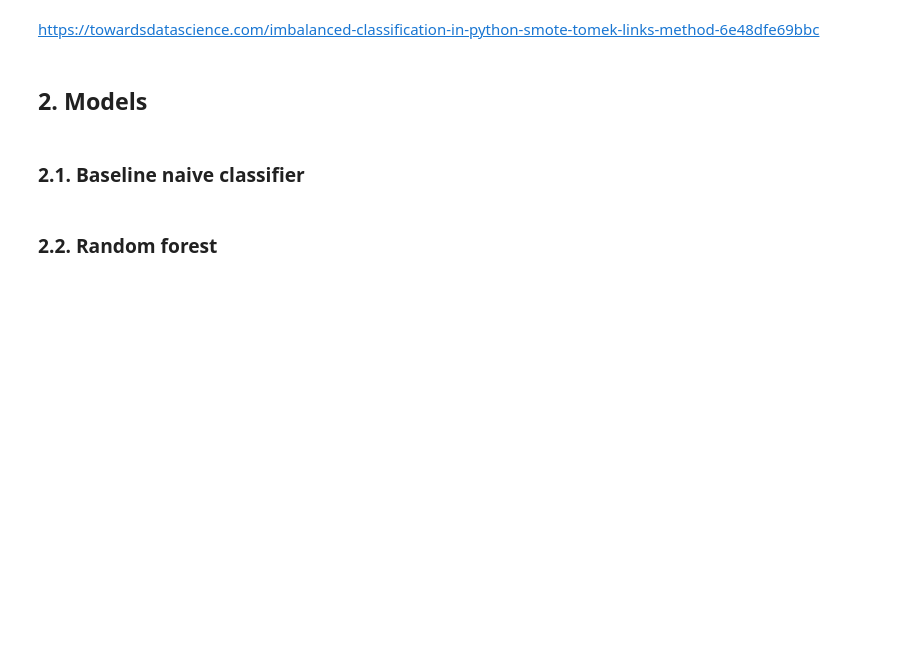
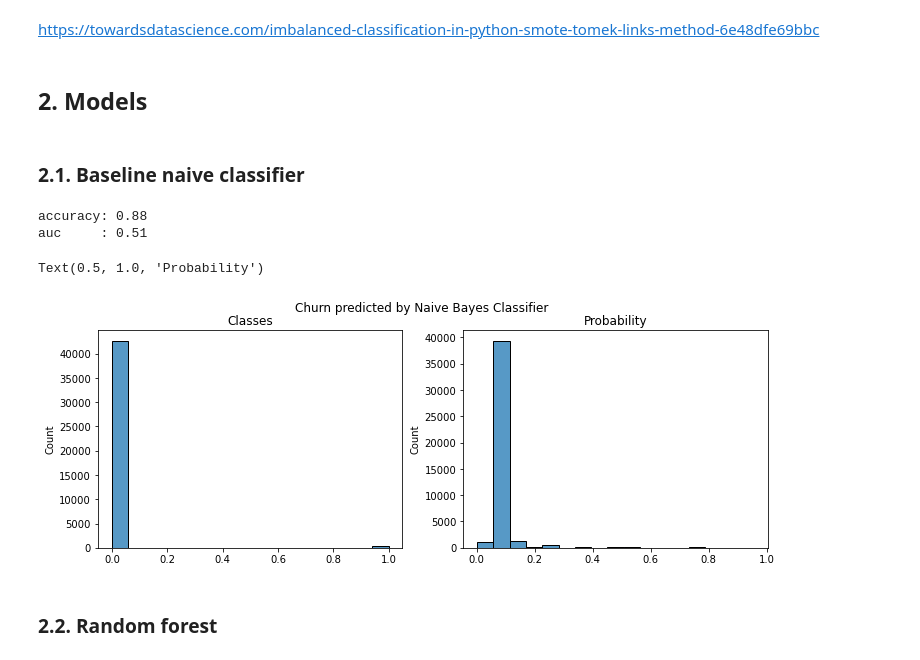
Before and after one commit to vladdez/churn, a Jupyter notebook: churn.ipynb, the cells around one changed output. Cells and saved outputs as stored; diff of their text form; code cells hidden in the pictures; blank space fills up the shorter version.

```diff
--- a/churn.ipynb
+++ b/churn.ipynb
@@ -185,2 +221,20 @@ https://towardsdatascience.com/imbalanced-classification-in-python-smote-tomek-l
+# %%
+print('accuracy:', round(accuracy_score(y_test, y_hat_class1), 2))
+print('auc\t:', round(roc_auc_score(y_test, y_hat_class1), 2))
+results = []
+results.append({'model': 'm1', 'auc' : round(roc_auc_score(y_test, y_hat_class1), 2)})
+# %% [output]
+accuracy: 0.88
+auc     : 0.51
+# %%
+fig, axs = plt.subplots(ncols=2, figsize=(12,4))
+sns.histplot(x=y_hat_class, ax=axs[0])
+sns.histplot(x=y_hat_proba, ax=axs[1])
+fig.suptitle('Churn predicted by Naive Bayes Classifier')
+axs[0].set_title('Classes')
+axs[1].set_title('Probability')
+# %% [output]
+Text(0.5, 1.0, 'Probability')
+[figure, added]
 # %% [markdown]
 ### 2.2. Random forest
```
Also changed, not shown: parts of 36 cells of this notebook, 3 other files.
